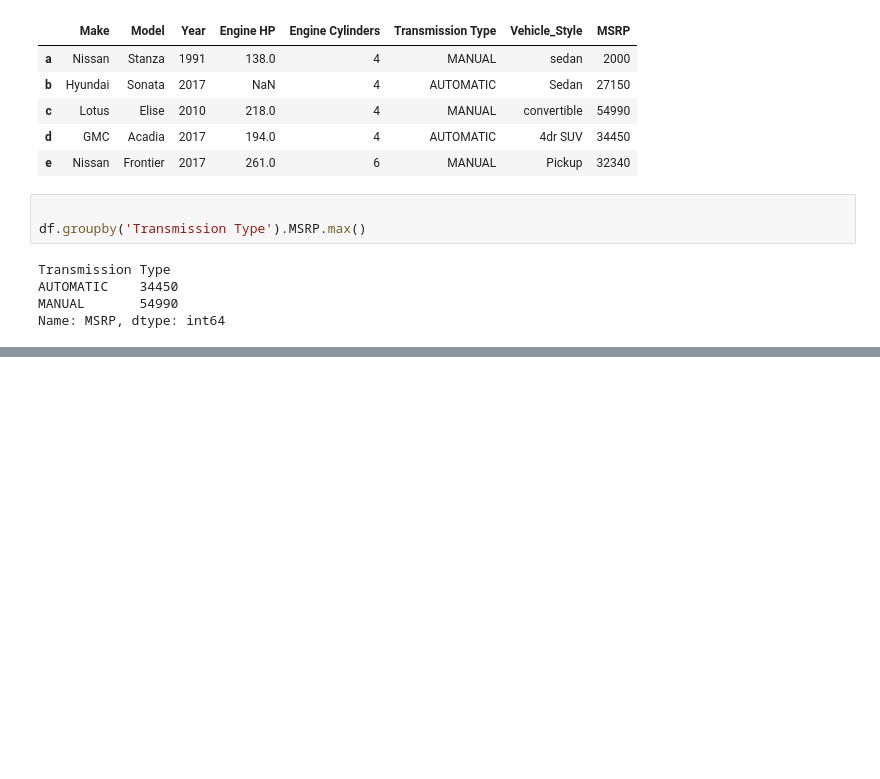
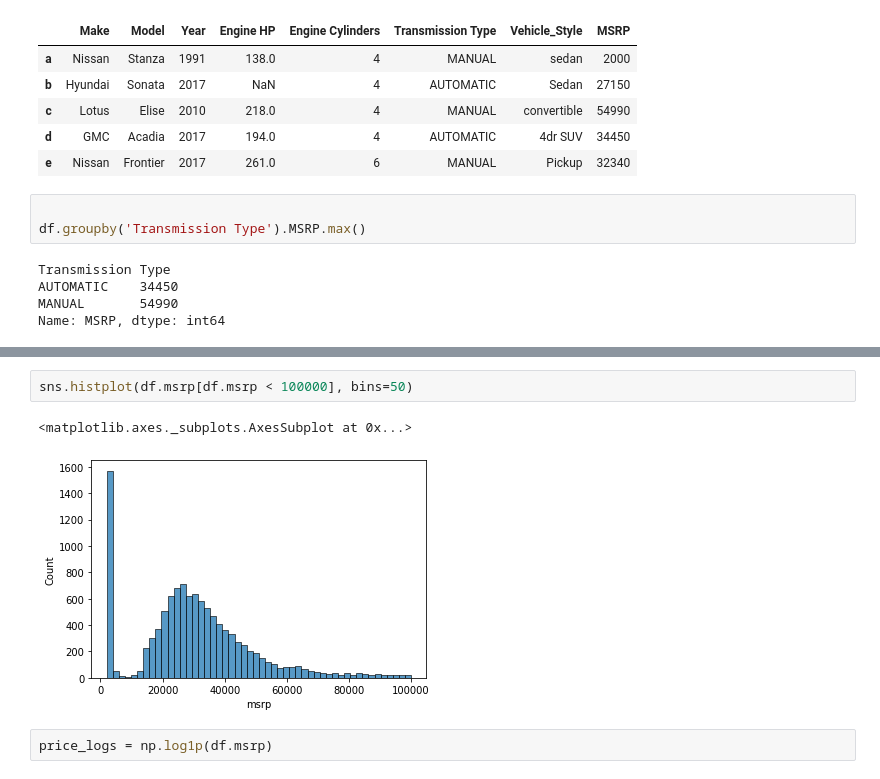
Before and after one commit to rvjh/PythonPractice, a Jupyter notebook: PythonCoding12102022.ipynb, the cells around one changed output, grey strips where cells are left out. Cells and saved outputs as stored; diff of their text form; blank space fills up the shorter version.

```diff
--- a/PythonCoding12102022.ipynb
+++ b/PythonCoding12102022.ipynb
@@ -712,0 +965,7 @@ Name: MSRP, dtype: int64
+# %%
+sns.histplot(df.msrp[df.msrp < 100000], bins=50)
+# %% [output]
+<matplotlib.axes._subplots.AxesSubplot at 0x...>
+[figure, added]
+# %%
+price_logs = np.log1p(df.msrp)
```
Also changed, not shown: parts of 34 cells of this notebook.
